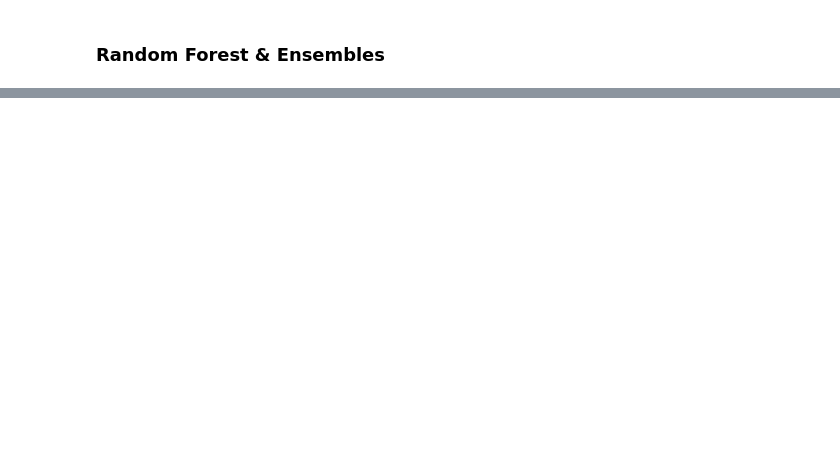
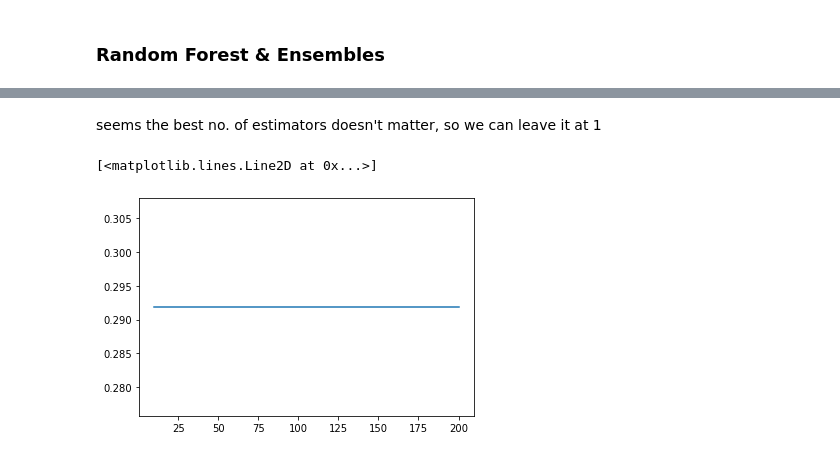
Before and after one commit to DeleMike/house_pricing, a Jupyter notebook: house_pricing.ipynb, the cells around one changed output, grey strips where cells are left out. Drawn from its saved outputs; the diff is of its cells as text; code cells hidden in the pictures; blank space fills up the shorter version.

Commit message:
use trees and forest to evaluate rmse

```diff
--- a/house_pricing.ipynb
+++ b/house_pricing.ipynb
@@ -849,0 +842,14 @@ np.absolute(scores).mean()
+# %%
+scores = []
+
+# no of estimators
+for n in range(10, 201, 10):
+    rf = RandomForestRegressor(n_estimators=n, random_state=43)
+    rf.fit(X_train, y_train)
+
+    y_pred = dt.predict(X_val)
+    score = np.sqrt(mean_squared_error(y_val, y_pred))
+
+    scores.append((n, score))
+# %%
+df_scores = pd.DataFrame(scores, columns=['n_estimators', 'rmse'])
@@ -849,0 +876,7 @@ np.absolute(scores).mean()
+# %% [markdown]
+seems the best no. of estimators doesn't matter, so we can leave it at 1
+# %%
+plt.plot(df_scores.n_estimators, df_scores.rmse)
+# %% [output]
+[<matplotlib.lines.Line2D at 0x...>]
+[figure, added]
```
Also changed, not shown: parts of 34 cells of this notebook.
